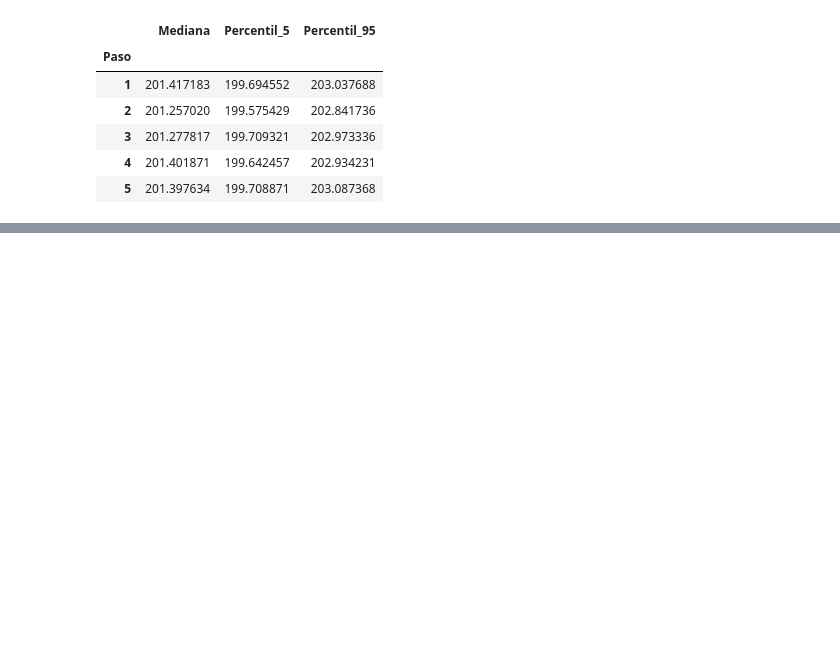
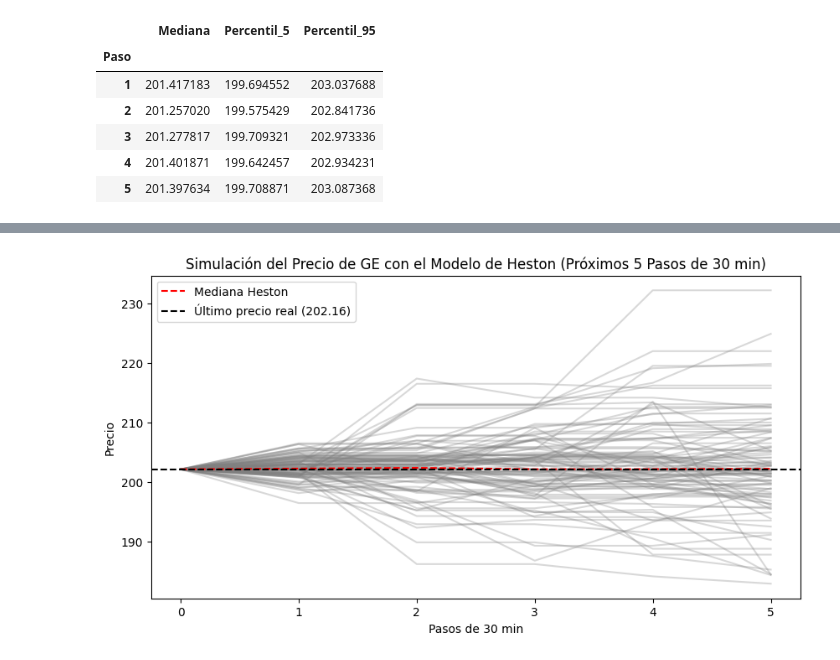
Before and after one commit to ADRIANVM117/data-science-portfolio, a Jupyter notebook: GE_STOCK_STATS_AND_PREDICTIVE_MODEL/GE_MOVIMIENTO_BROWNIANNO_GEOMETRICO.ipynb, the cells around one changed output, grey strips where cells are left out. Cells and saved outputs as stored; diff of their text form; code cells hidden in the pictures; blank space fills up the shorter version.

```diff
--- a/GE_STOCK_STATS_AND_PREDICTIVE_MODEL/GE_MOVIMIENTO_BROWNIANNO_GEOMETRICO.ipynb
+++ b/GE_STOCK_STATS_AND_PREDICTIVE_MODEL/GE_MOVIMIENTO_BROWNIANNO_GEOMETRICO.ipynb
@@ -135,0 +145,91 @@ df_predicciones
+# %%
+import numpy as np
+import matplotlib.pyplot as plt
+from scipy.optimize import minimize
+from scipy.stats import norm
+
+# 📌 1. Cálculo de los Rendimientos Logarítmicos
+close_prices = df_final["Close"].values
+log_returns = np.log(close_prices[1:] / close_prices[:-1])
+
+# 📌 2. Estimación de Parámetros para el Modelo de Heston
+
+def heston_likelihood(params, log_returns):
+    """
+    Función de verosimilitud para estimar los parámetros del Modelo de Heston.
+    """
+    theta, kappa, sigma, v0 = params  # Parámetros del modelo
+
+    # Inicializar la volatilidad con el valor inicial
+    v_t = np.zeros_like(log_returns)
+    v_t[0] = v0
+
+    # Calcular la evolución de la varianza usando la ecuación diferencial de Heston
+    for t in range(1, len(log_returns)):
+        v_t[t] = v_t[t-1] + kappa * (theta - v_t[t-1]) + sigma * np.sqrt(v_t[t-1]) * np.random.normal()
+
+    # Log-verosimilitud basada en una distribución normal condicional
+    likelihoods = norm.logpdf(log_returns, scale=np.sqrt(v_t))
+
+    return -np.sum(likelihoods)  # Se minimiza la función de verosimilitud negativa
+
+# Estimación de parámetros iniciales
+theta_0 = np.var(log_returns)  # Media de la volatilidad
+kappa_0 = 2.0  # Velocidad de reversión inicial
+sigma_0 = 0.1  # Volatilidad de la volatilidad
+v0_0 = np.var(log_returns)  # Varianza inicial
+
+params_0 = [theta_0, kappa_0, sigma_0, v0_0]
+
+# Optimización para encontrar los mejores parámetros
+res = minimize(heston_likelihood, params_0, args=(log_returns,), method='L-BFGS-B',
+               bounds=[(0.0001, None), (0.0001, None), (0.0001, None), (0.0001, None)])
+
+theta, kappa, sigma, v0 = res.x
+print(f"Parámetros estimados:\nTheta: {theta:.6f}, Kappa: {kappa:.6f}, Sigma: {sigma:.6f}, v0: {v0:.6f}")
+
+# 📌 3. Simulación del Modelo de Heston para los Próximos 5 Pasos (30 min cada uno)
+n_simulations = 1000
+T = 5  # 5 pasos futuros de 30 min
+dt = 1  # Se asume dt=1 para cada intervalo de 30 min
+
+# Inicializar trayectorias de precios y volatilidad
+prices = np.zeros((n_simulations, T+1))
+volatility = np.zeros((n_simulations, T+1))
+
+# Último precio y volatilidad inicial
+prices[:, 0] = close_prices[-1]
+volatility[:, 0] = v0
+
+# Simulación de Monte Carlo
+np.random.seed(42)
+for t in range(1, T+1):
+    z1 = np.random.normal(size=n_simulations)
+    z2 = np.random.normal(size=n_simulations)
+
+    # Evolución de la volatilidad
+    volatility[:, t] = volatility[:, t-1] + kappa * (theta - volatility[:, t-1]) * dt + sigma * np.sqrt(volatility[:, t-1]) * np.sqrt(dt) * z1
+
+    # Asegurar que la volatilidad no sea negativa
+    volatility[:, t] = np.maximum(volatility[:, t], 0)
+
+    # Evolución del precio
+    prices[:, t] = prices[:, t-1] * np.exp(-0.5 * volatility[:, t-1] * dt + np.sqrt(volatility[:, t-1] * dt) * z2)
+
+# 📌 4. Visualización de la Simulación
+plt.figure(figsize=(10,5))
+for i in range(100):  # Graficar solo 100 simulaciones para mejor visibilidad
+    plt.plot(prices[i], color="gray", alpha=0.3)
+
+# Agregar la mediana de los precios simulados
+plt.plot(np.median(prices, axis=0), color="red", linestyle="dashed", label="Mediana Heston")
+
+# Último precio real
+plt.axhline(close_prices[-1], color="black", linestyle="dashed", label=f"Último precio real ({close_prices[-1]:.2f})")
+
+plt.title("Simulación del Precio de GE con el Modelo de Heston (Próximos 5 Pasos de 30 min)")
+plt.xlabel("Pasos de 30 min")
+plt.ylabel("Precio")
+plt.legend()
+plt.show()
+# %% [output]
@@ -135,0 +238 @@ df_predicciones
+[figure, added]
```
Also changed, not shown: parts of 16 cells of this notebook.
